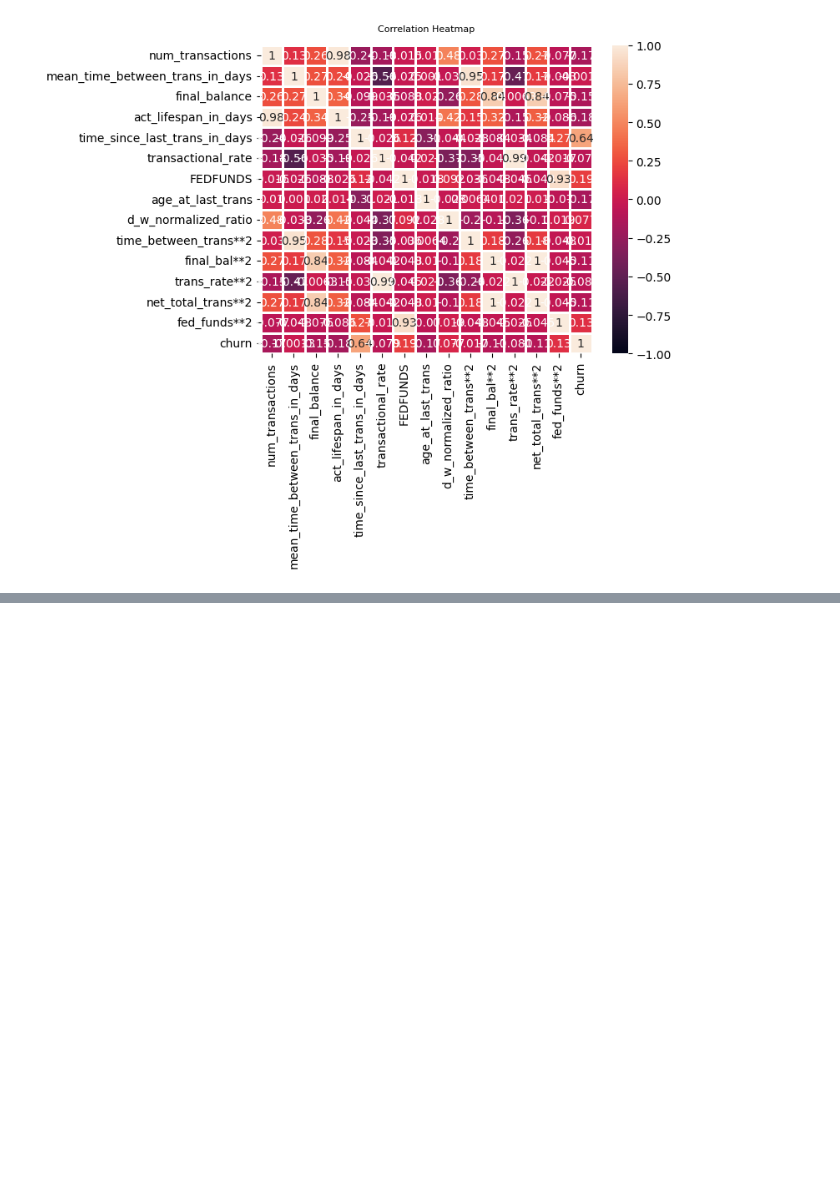
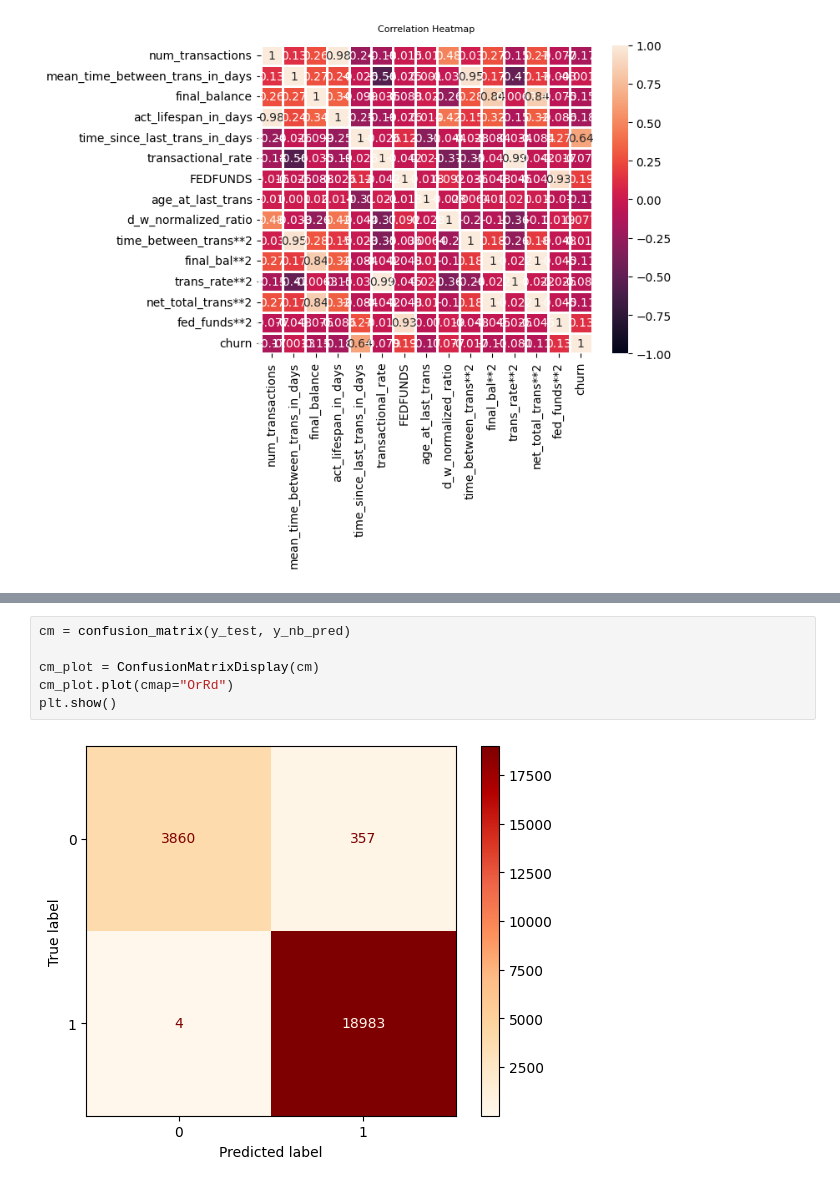
Before and after one commit to gegaddis/bank-churn, a Jupyter notebook: griffen_models.ipynb, the cells around one changed output, grey strips where cells are left out. Saved outputs shown, nothing was run; the diff lists cells and outputs as text; blank space fills up the shorter version.

```diff
--- a/griffen_models.ipynb
+++ b/griffen_models.ipynb
@@ -265,0 +385,8 @@ Text(0.5, 1.0, 'Correlation Heatmap')
+# %%
+cm = confusion_matrix(y_test, y_nb_pred)
+
+cm_plot = ConfusionMatrixDisplay(cm)
+cm_plot.plot(cmap="OrRd")
+plt.show()
+# %% [output]
+[figure, added]
```
Also changed, not shown: parts of 16 cells of this notebook.
